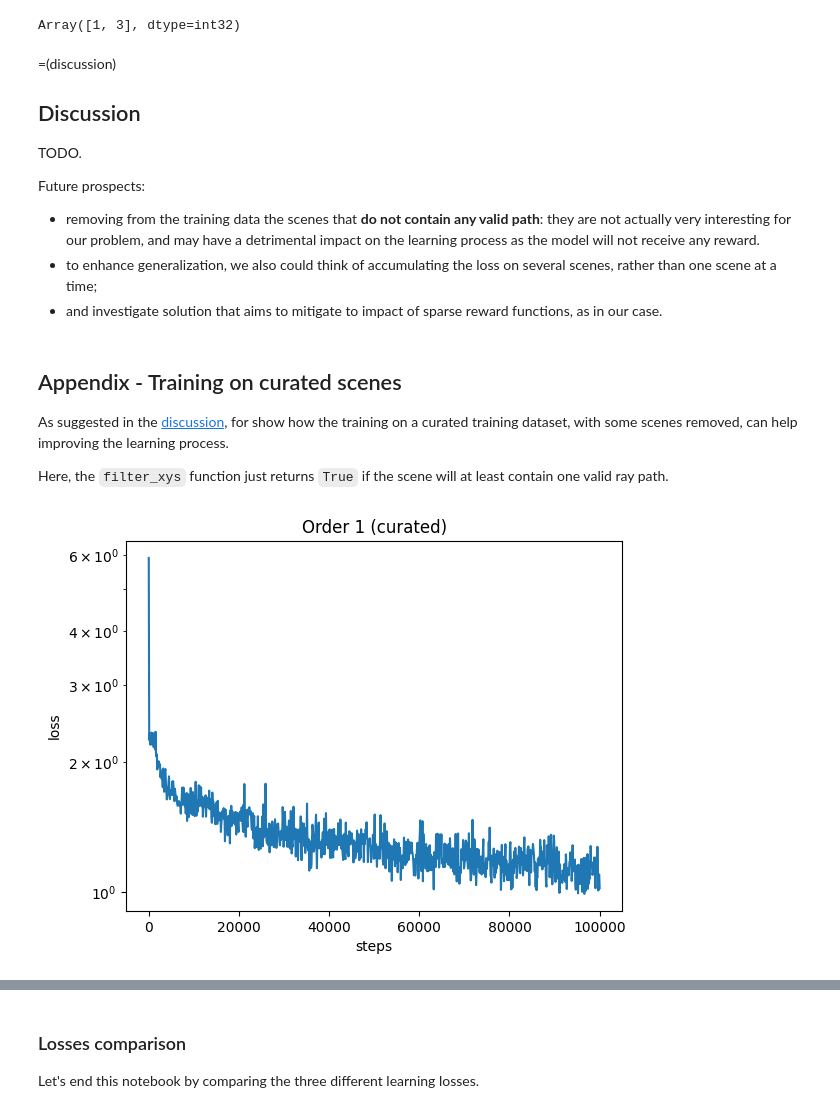
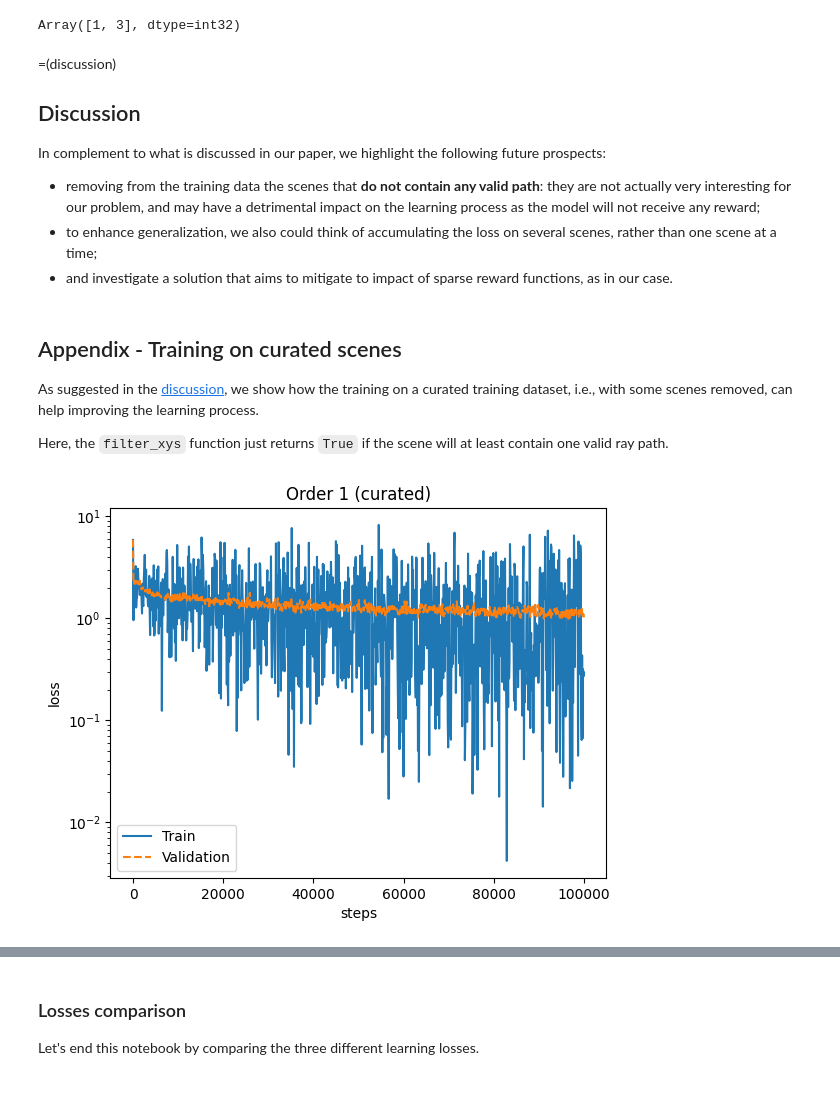
Before and after one commit to jeertmans/DiffeRT2d, a Jupyter notebook: docs/source/notebooks/cost20120_helsinki_model.ipynb, the cells around one changed output, grey strips where cells are left out. Cells and saved outputs as stored; diff of their text form; code cells hidden in the pictures.

Commit message:
chore(docs): fix typos and format + paper

```diff
--- a/docs/source/notebooks/cost20120_helsinki_model.ipynb
+++ b/docs/source/notebooks/cost20120_helsinki_model.ipynb
@@ -939,10 +952,10 @@ def loss(
         if pr is not None:
             pr.set_label("Prediction")
 
-        plt.title(f"Generated {batch_size} path cand. (of which {n_unique} are unique)")
-        plt.legend()
-        plt.xlabel("x")
-        plt.ylabel("y")
+        ax.set_title(f"Generated {batch_size} path cand. (of which {n_unique} are unique)")
+        ax.set_xlabel("x coordinate")
+        ax.set_ylabel("y coordinate")
+        ax.legend()
         plt.show()
 
     return batch_loss
@@ -1018,7 +1031,12 @@ def train(
     *,
     order: int,
     key: PRNGKeyArray,
-) -> tuple[FlowModel, Float[Array, "{steps}//{print_every}"], Float[Array, "{steps}//{print_every}"]]:
+) -> tuple[
+    FlowModel,
+    Float[Array, "{steps}//{print_every}"],
+    Float[Array, "{steps}//{print_every}"],
+    Float[Array, "{steps}//{print_every}"],
+]:
     """
     Trains a flow model on a sequence of training samples and returns the averaged loss over validation samples.
 
@@ -1030,7 +1048,8 @@ def train(
     :param print_every: The frequency at which the average loss is computed.
     :param order: The order of the paths to be trained on.
     :param key: The random key to be used.
-    :return: The trained model, the steps, and the losses.
+    :return: The trained model, the steps,
+        the train losses and the validation losses.
     """
     opt_state = optim.init(eqx.filter(model, eqx.is_array))
 
@@ -1051,7 +1070,8 @@ def train(
         return model, opt_state, loss_value
 
     loss_steps = []
-    losses = []
+    train_losses = []
+    val_losses = []
     jitted_loss = eqx.filter_jit(loss)
 
     with trange(steps, desc="", unit=" steps", leave=True) as bar:
@@ -1075,14 +1095,15 @@ def train(
                 val_loss /= len(val_samples)
 
                 loss_steps.append(step)
-                losses.append(val_loss)
+                train_losses.append(train_loss)
+                val_losses.append(val_loss)
 
                 bar.set_description(
                     f"train_loss = {float(train_loss):.1f}, "
                     f"val_loss = {float(val_loss):.1f}"
                 )
 
-    return model, jnp.array(loss_steps), jnp.array(losses)
+    return model, jnp.array(loss_steps), jnp.array(train_losses), jnp.array(val_losses)
 # %% [markdown]
 ### First order paths
 
@@ -1182,24 +1208,30 @@ Array([1, 3], dtype=int32)
 =(discussion)
 ## Discussion
 
-TODO.
-
-Future prospects:
+In complement to what is discussed in our paper, we highlight the following
+future prospects:
 - removing from the training data the scenes that **do not contain any valid path**:
   they are not actually very interesting for our problem, and may have a detrimental impact on the
-  learning process as the model will not receive any reward.
+  learning process as the model will not receive any reward;
 - to enhance generalization, we also could think of accumulating the loss on several scenes, rather than one scene at a time;
-- and investigate solution that aims to mitigate to impact of sparse reward functions, as in our case.
+- and investigate a solution that aims to mitigate to impact of sparse reward functions, as in our case.
 # %% [markdown]
 ## Appendix - Training on curated scenes
 
-As suggested in the [discussion](#discussion), for show how the training on a curated training
-dataset, with some scenes removed, can help improving the learning process.
+As suggested in the [discussion](#discussion), we show how the training
+on a curated training dataset, i.e., with some scenes removed,
+can help improving the learning process.
 
 Here, the `filter_xys` function just returns `True` if the scene
 will at least contain one valid ray path.
 # %%
 def filter_xys(xys: Float[Array, "2+num_walls*2 2"]) -> bool:
+    """
+    Returns True if the scene contains at leat one valid path.
+
+    :param xys: The input scene.
+    :return: True if the scene should be kept.
+    """
     scene = sample_2_scene(xys)
 
     for _ in scene.all_valid_paths(order=order):
@@ -1212,22 +1244,31 @@ curated_train_samples = filter(filter_xys, train_samples)
 curated_val_samples = [next(curated_train_samples) for i in range(num_val_samples)]
 # %%
 key, key_curated_train = jax.random.split(key, 2)
-trained_curated_model, steps, curated_order_1_losses = train(
+(
+    trained_curated_order_1_model,
+    curated_order_1_steps,
+    curated_order_1_train_losses,
+    curated_order_1_val_losses,
+) = train(
     untrained_model,
     curated_train_samples,
     curated_val_samples,
     optim,
     order=1,
     key=key_curated_train,
 )
 
-plt.semilogy(steps, curated_order_1_losses)
+plt.semilogy(curated_order_1_steps, curated_order_1_train_losses, label="Train")
+plt.semilogy(
+    curated_order_1_steps, curated_order_1_val_losses, "--", label="Validation"
+)
 plt.title("Order 1 (curated)")
 plt.xlabel("steps")
 plt.ylabel("loss")
+plt.legend()
 plt.show()
 # %% [output]
-[figure, old version]
+[figure, new version]
 # %%
 key, key_loss_trained = jax.random.split(key, 2)
 
```
Also changed, not shown: parts of 15 cells of this notebook, 8 other files.
